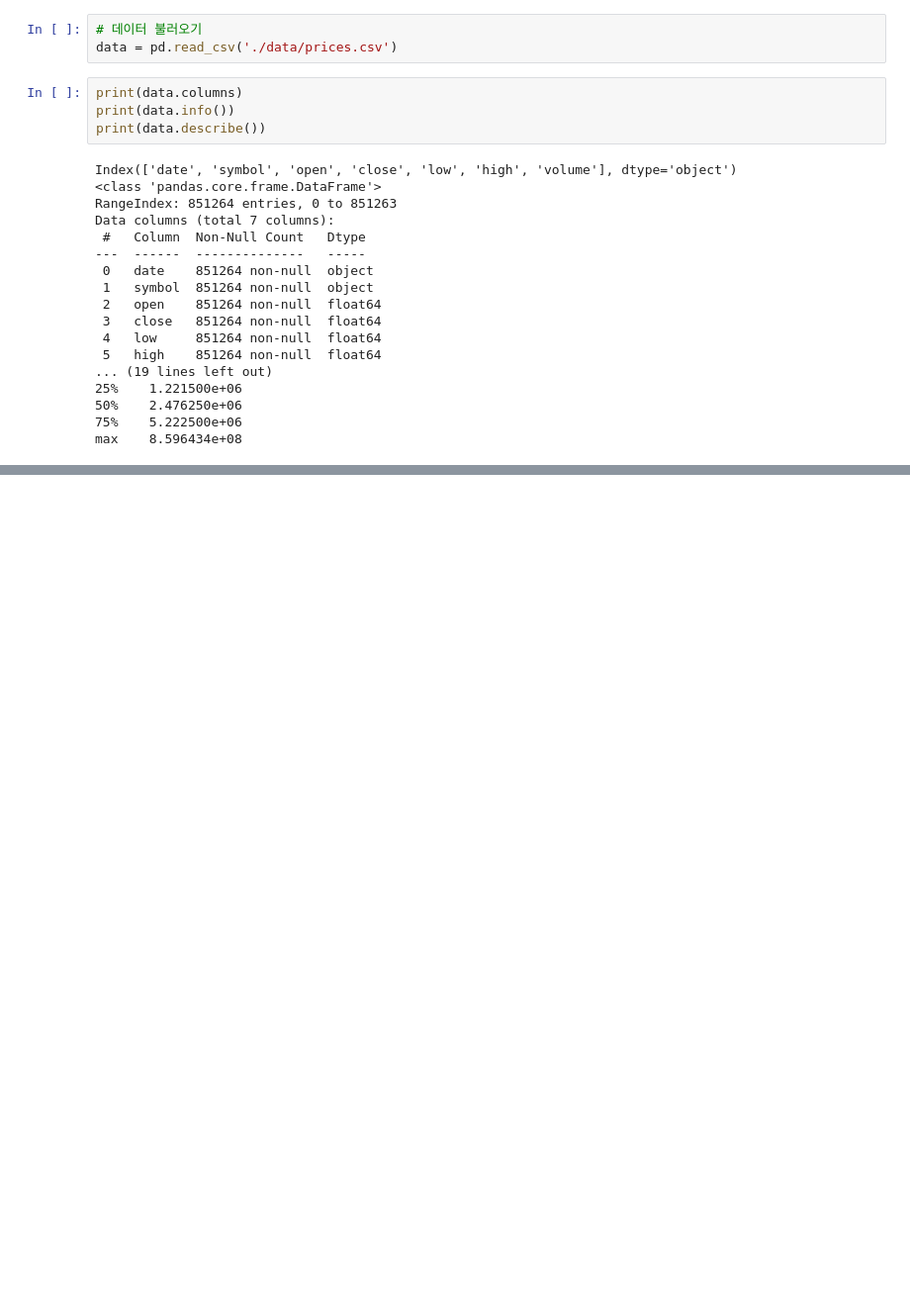
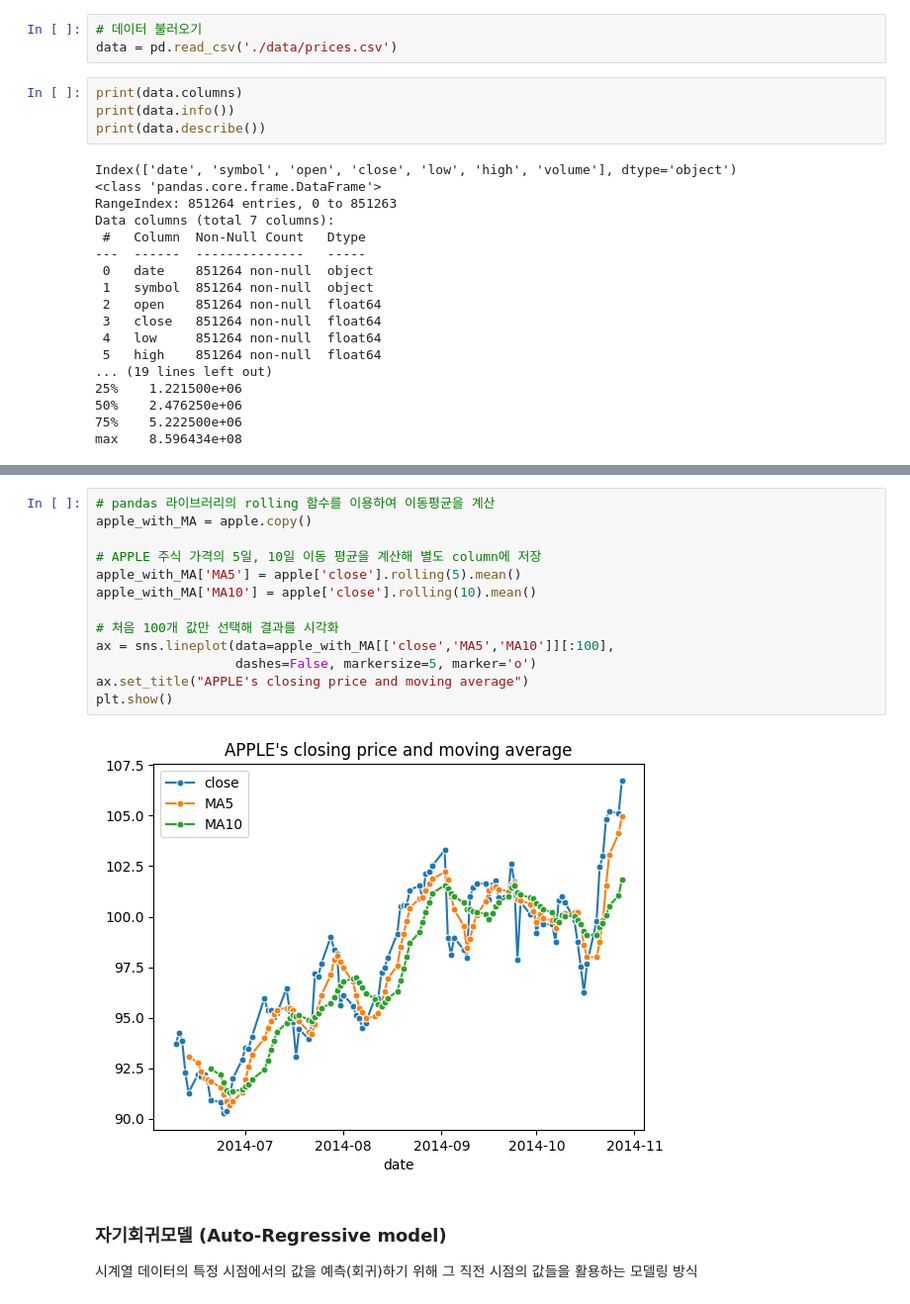
Before and after one commit to KJH121212/TIL, a Jupyter notebook: python_note/Time_Series.ipynb, the cells around one changed output, grey strips where cells are left out. Shown at 99% size. Saved outputs shown, nothing was run; the diff lists cells and outputs as text; blank space fills up the shorter version.

```diff
--- a/python_note/Time_Series.ipynb
+++ b/python_note/Time_Series.ipynb
@@ -71,0 +258,18 @@ ValueError: unconverted data remains when parsing with format "%Y-%m-%d": " 00:0
+# %%
+# pandas 라이브러리의 rolling 함수를 이용하여 이동평균을 계산
+apple_with_MA = apple.copy()
+
+# APPLE 주식 가격의 5일, 10일 이동 평균을 계산해 별도 column에 저장
+apple_with_MA['MA5'] = apple['close'].rolling(5).mean()
+apple_with_MA['MA10'] = apple['close'].rolling(10).mean()
+
+# 처음 100개 값만 선택해 결과를 시각화
+ax = sns.lineplot(data=apple_with_MA[['close','MA5','MA10']][:100],
+                  dashes=False, markersize=5, marker='o')
+ax.set_title("APPLE's closing price and moving average")
+plt.show()
+# %% [output]
+[figure, added]
+# %% [markdown]
+### 자기회귀모델 (Auto-Regressive model)
+시계열 데이터의 특정 시점에서의 값을 예측(회귀)하기 위해 그 직전 시점의 값들을 활용하는 모델링 방식
```
Also changed, not shown: parts of 21 cells of this notebook, 2 other files.
